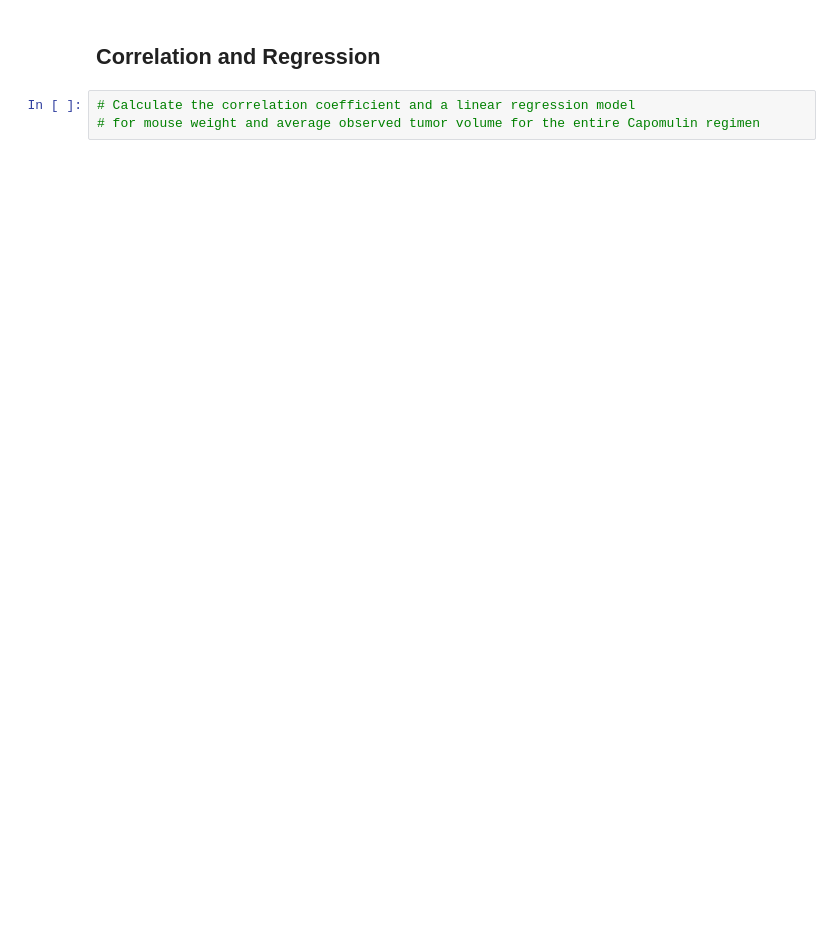
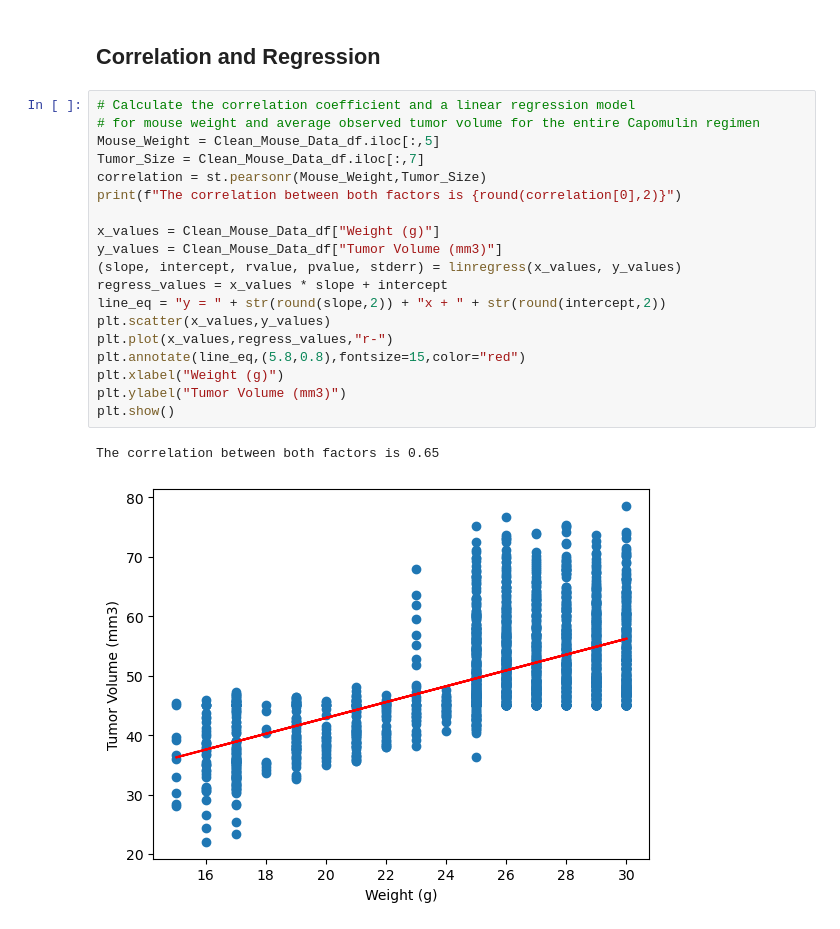
Before and after one commit to melissaa06/Module5Challenge, a Jupyter notebook: Pymaceuticals/pymaceuticals_starter.ipynb, the cells around one changed output. Drawn from its saved outputs; the diff is of its cells as text; blank space fills up the shorter version.

```diff
--- a/Pymaceuticals/pymaceuticals_starter.ipynb
+++ b/Pymaceuticals/pymaceuticals_starter.ipynb
@@ -232,5 +269,24 @@ Max_Tumor_Volumne.head()
 # %% [markdown]
 ## Correlation and Regression
-# %%
-# Calculate the correlation coefficient and a linear regression model
-# for mouse weight and average observed tumor volume for the entire Capomulin regimen
+# %%
+# Calculate the correlation coefficient and a linear regression model
+# for mouse weight and average observed tumor volume for the entire Capomulin regimen
+Mouse_Weight = Clean_Mouse_Data_df.iloc[:,5]
+Tumor_Size = Clean_Mouse_Data_df.iloc[:,7]
+correlation = st.pearsonr(Mouse_Weight,Tumor_Size)
+print(f"The correlation between both factors is {round(correlation[0],2)}")
+
+x_values = Clean_Mouse_Data_df["Weight (g)"]
+y_values = Clean_Mouse_Data_df["Tumor Volume (mm3)"]
+(slope, intercept, rvalue, pvalue, stderr) = linregress(x_values, y_values)
+regress_values = x_values * slope + intercept
+line_eq = "y = " + str(round(slope,2)) + "x + " + str(round(intercept,2))
+plt.scatter(x_values,y_values)
+plt.plot(x_values,regress_values,"r-")
+plt.annotate(line_eq,(5.8,0.8),fontsize=15,color="red")
+plt.xlabel("Weight (g)")
+plt.ylabel("Tumor Volume (mm3)")
+plt.show()
+# %% [output]
+The correlation between both factors is 0.65
+[figure, added]
```
Also changed, not shown: parts of 6 cells of this notebook.
